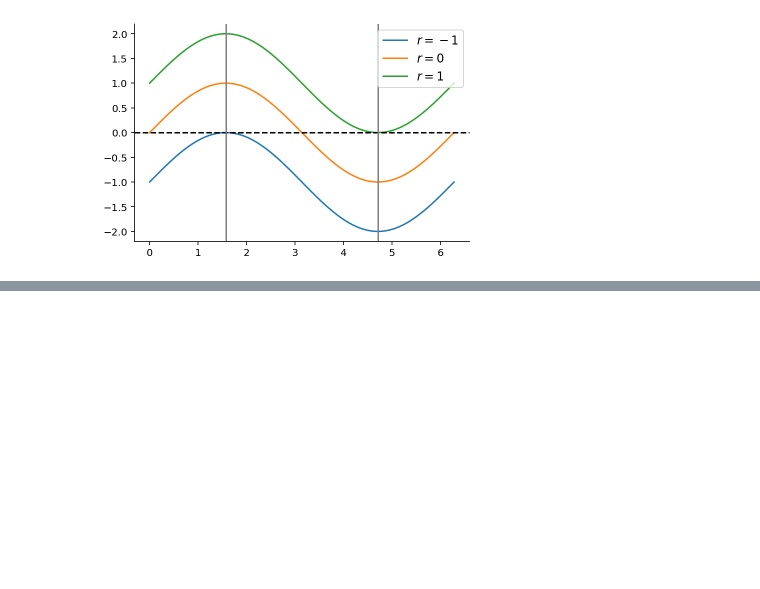
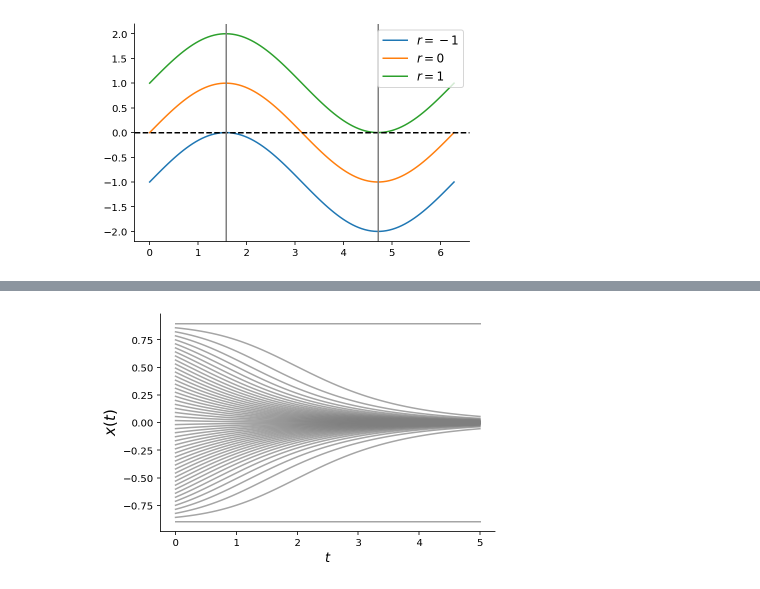
Before and after one commit to gerdm/QMUL, a Jupyter notebook: MTH744P-dynamical-systems/l03-bifurcations-r.ipynb, the cells around one changed output, grey strips where cells are left out. Cells and saved outputs as stored; diff of their text form; code cells hidden in the pictures; blank space fills up the shorter version.

```diff
--- a/MTH744P-dynamical-systems/l03-bifurcations-r.ipynb
+++ b/MTH744P-dynamical-systems/l03-bifurcations-r.ipynb
@@ -180,0 +210,16 @@ for x in x_star:
+# %%
+t = np.linspace(0, 5, 1000)
+
+r = -0.8
+def f_sub(x, t):
+    return r * x + x ** 3
+
+lim = np.sqrt(-r)
+x0_values = np.linspace(-lim, lim)
+I = odeint(f_sub, x0_values, t)
+
+plt.plot(t, I, color="tab:gray", alpha=0.7);
+plt.ylabel("$x(t)$", fontsize=15)
+plt.xlabel("$t$", fontsize=13);
+# %% [output]
+[figure, added]
```
Also changed, not shown: parts of 5 cells of this notebook.
